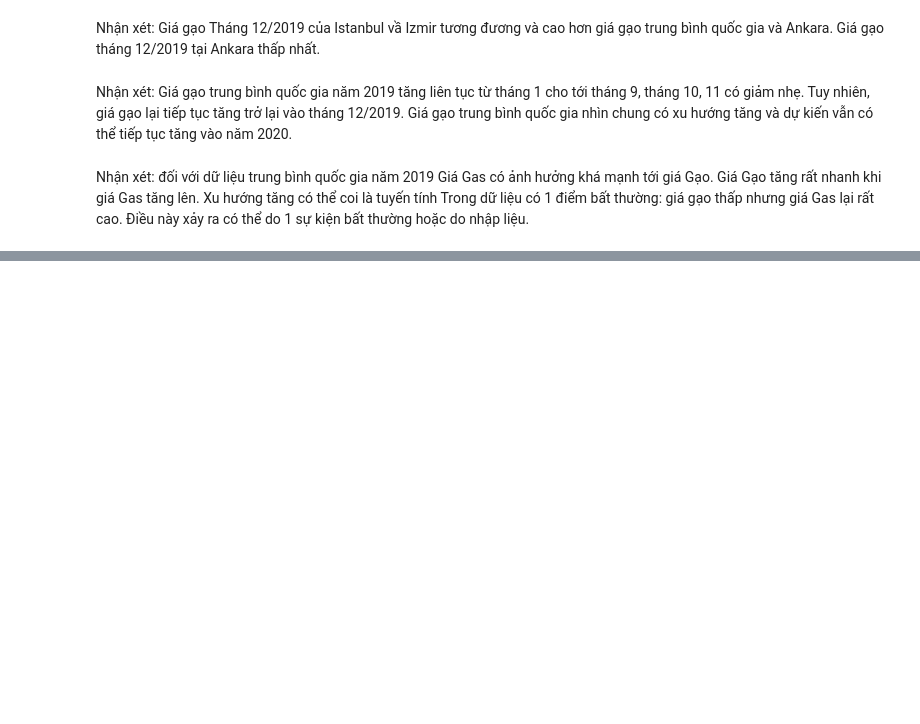
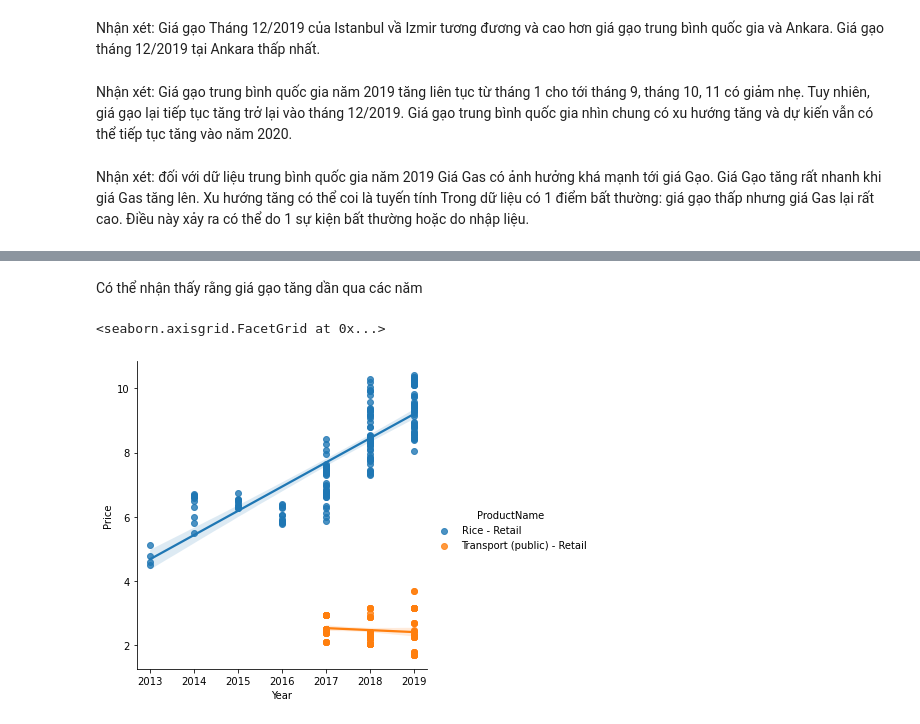
Before and after one commit to Trang27cl/testgit, a Jupyter notebook: FoodPrice_in_Turkey.ipynb, the cells around one changed output, grey strips where cells are left out. Drawn from its saved outputs; the diff is of its cells as text; code cells hidden in the pictures; blank space fills up the shorter version.

```diff
--- a/FoodPrice_in_Turkey.ipynb
+++ b/FoodPrice_in_Turkey.ipynb
@@ -464,0 +498,8 @@ plt.show()
+# %% [markdown]
+Có thể nhận thấy rằng giá gạo tăng dần qua các năm
+# %%
+trans_df = df1[(df1["ProductName"] == "Transport (public) - Retail") | (df1["ProductName"] == "Rice - Retail")]
+sns.lmplot(x="Year", y="Price", hue="ProductName", data = trans_df)
+# %% [output]
+<seaborn.axisgrid.FacetGrid at 0x...>
+[figure, added]
```
Also changed, not shown: parts of 18 cells of this notebook.
